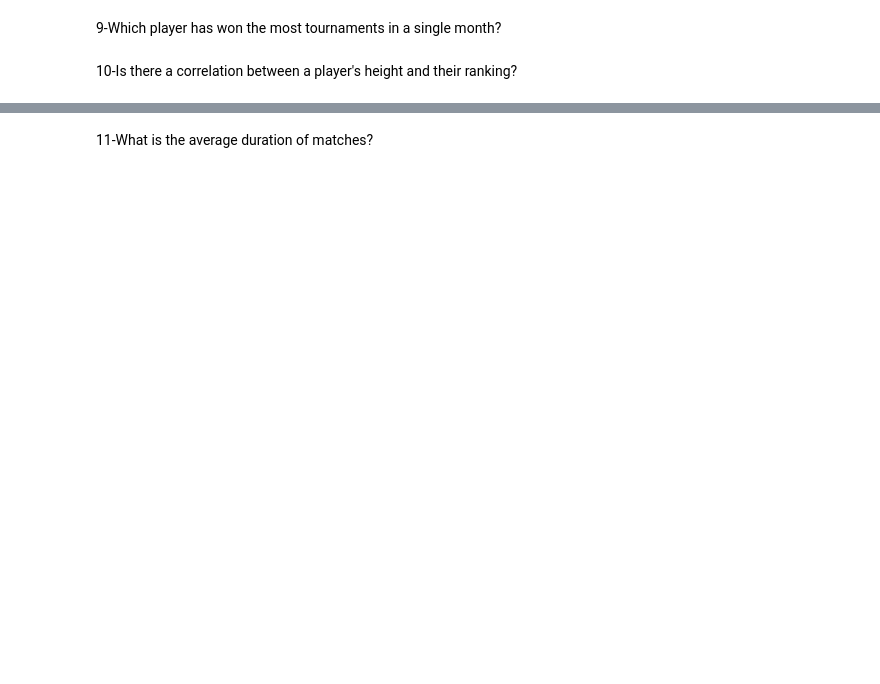
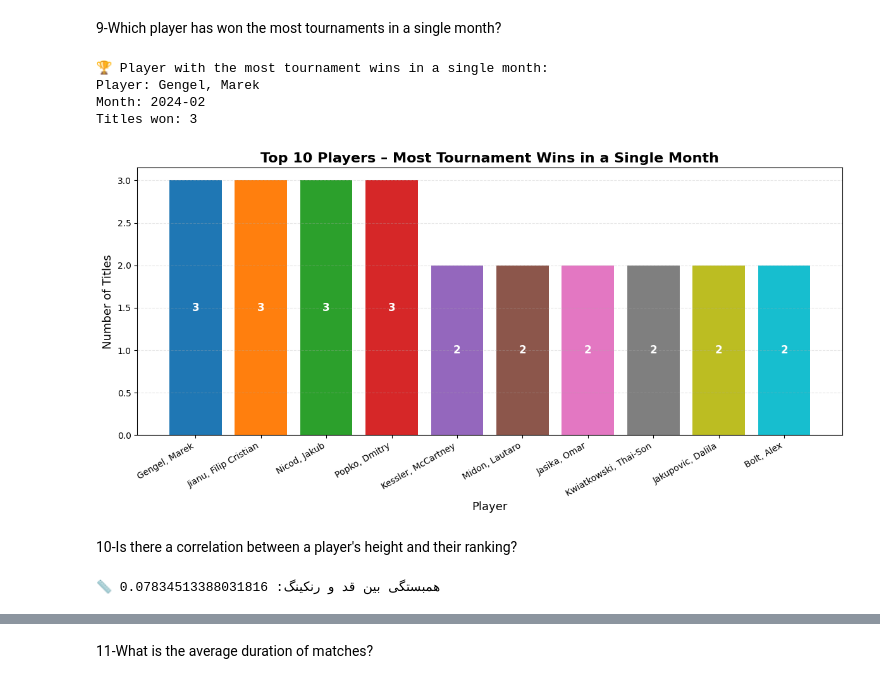
Before and after one commit to MahdieBahrami20/Tennis_project, a Jupyter notebook: notebook/khandan_zamani_firoozbahrami.ipynb, the cells around one changed output, grey strips where cells are left out. Saved outputs shown, nothing was run; the diff lists cells and outputs as text; code cells hidden in the pictures; blank space fills up the shorter version.

```diff
--- a/notebook/khandan_zamani_firoozbahrami.ipynb
+++ b/notebook/khandan_zamani_firoozbahrami.ipynb
@@ -381,7 +448,7 @@ import matplotlib.pyplot as plt
 # =========================
 # 1) Load Data
 # =========================
-path = r"E:\tennis project\data"
+path = r"..\data\processed"
 event = pd.read_csv(f"{path}\\event.csv")
 rounds = pd.read_csv(f"{path}\\round.csv")
 home = pd.read_csv(f"{path}\\home_team.csv")
@@ -392,15 +459,12 @@ away = pd.read_csv(f"{path}\\away_team.csv")
 # =========================
 def clean_df(df):
     df = df.copy()
-    # نام ستون‌ها یکدست شود
     df.columns = df.columns.str.strip().str.lower()
 
-    # تاریخ‌ها را تبدیل به datetime
     for col in df.columns:
         if 'date' in col or 'start_datetime' in col:
             df[col] = pd.to_datetime(df[col], unit='s', errors='coerce')
 
-    # حذف رکوردهای خالی در ستون‌های کلیدی
     key_cols = ['match_id']
     for c in key_cols:
         if c in df.columns:
@@ -417,21 +481,29 @@ home = clean_df(home)
 away = clean_df(away)
 
 # =========================
-# 4) Filter only Final Matches
+# 4) Remove Duplicates
 # =========================
-finals = rounds[rounds["name"].str.contains("final", case=False, na=False)][["match_id"]]
+home = home.drop_duplicates(subset=['match_id'])
+away = away.drop_duplicates(subset=['match_id'])
+rounds = rounds.drop_duplicates(subset=['match_id'])
+event = event.drop_duplicates(subset=['match_id'])
+
+# =========================
+# 5) Filter only Final Matches
+# =========================
+finals = rounds[rounds["name"].str.lower().str.fullmatch("final")][["match_id"]]
 
 # Merge event with finals
 data = event.merge(finals, on="match_id", how="inner")
 
 # =========================
-# 5) Merge Player Names
+# 6) Merge Player Names
 # =========================
 data = data.merge(home[["match_id", "full_name"]].rename(columns={"full_name": "home_player"}), on="match_id")
 data = data.merge(away[["match_id", "full_name"]].rename(columns={"full_name": "away_player"}), on="match_id")
 
 # =========================
-# 6) Determine Winner
+# 7) Determine Winner
 # =========================
 def get_winner(row):
     if row["winner_code"] == 1:
@@ -445,12 +517,12 @@ data["winner"] = data.apply(get_winner, axis=1)
 data = data.dropna(subset=["winner"])
 
 # =========================
-# 7) Extract Month
+# 8) Extract Month
 # =========================
 data["month"] = data["start_datetime"].dt.to_period("M")
 
 # =========================
-# 8) Count Titles per Player per Month
+# 9) Count Titles per Player per Month
 # =========================
 wins_monthly = (
     data.groupby(["winner", "month"])
@@ -458,46 +530,41 @@ wins_monthly = (
     .reset_index(name="titles")
 )
 
 # =========================
-# 9) Find Player with Most Titles in a Single Month
+# 10) Find Player with Most Titles in a Single Month
 # =========================
 max_titles = wins_monthly.loc[wins_monthly["titles"].idxmax()]
 print("🏆 Player with the most tournament wins in a single month:")
 print(f"Player: {max_titles['winner']}")
 print(f"Month: {max_titles['month']}")
 print(f"Titles won: {max_titles['titles']}")
 
 # =========================
-# 10) Plot Top 10 Players
+# 11) Plot Top 10 Players
 # =========================
 top10 = wins_monthly.sort_values("titles", ascending=False).head(10)
 
 plt.figure(figsize=(12,6))
 colors = plt.cm.tab10.colors
 
-bars = plt.bar(
-    top10['winner'],
-    top10['titles'],
-    color=colors[:len(top10)]
-)
+bars = plt.bar(top10['winner'], top10['titles'], color=colors[:len(top10)])
 
 plt.title("Top 10 Players – Most Tournament Wins in a Single Month", fontsize=16, fontweight='bold')
 plt.xlabel("Player", fontsize=13)
 plt.ylabel("Number of Titles", fontsize=13)
 plt.grid(axis='y', linestyle='--', alpha=0.3)
 
-# Add value labels inside bars
 for bar in bars:
     h = bar.get_height()
-    plt.text(
-        bar.get_x() + bar.get_width()/2,
-        h*0.5,  # وسط ستون
-        str(int(h)),
-        ha='center', va='center',
-        fontsize=12,
-        color='white', fontweight='bold'
-    )
+    plt.text(bar.get_x() + bar.get_width()/2, h*0.5, str(int(h)),
+             ha='center', va='center', fontsize=12, color='white', fontweight='bold')
 
 plt.xticks(rotation=30, ha='right')
 plt.tight_layout()
 plt.show()
+# %% [output]
+🏆 Player with the most tournament wins in a single month:
+Player: Gengel, Marek
+Month: 2024-02
+Titles won: 3
+[figure, added]
@@ -672,6 +605,9 @@ all_players = pd.concat([home_players, away_players], ignore_index=True)
 all_players = all_players.dropna(subset=['height','current_rank'])
 # %%
 # همبستگی بین قد و رنکینگ
+all_players = pd.concat([home_players, away_players], ignore_index=True)
 correlation = all_players['height'].corr(all_players['current_rank'])
 print("📏 همبستگی بین قد و رنکینگ:", correlation)
+# %% [output]
+📏 همبستگی بین قد و رنکینگ: 0.07834513388031816
 # %%
```
Also changed, not shown: parts of 25 cells of this notebook.
